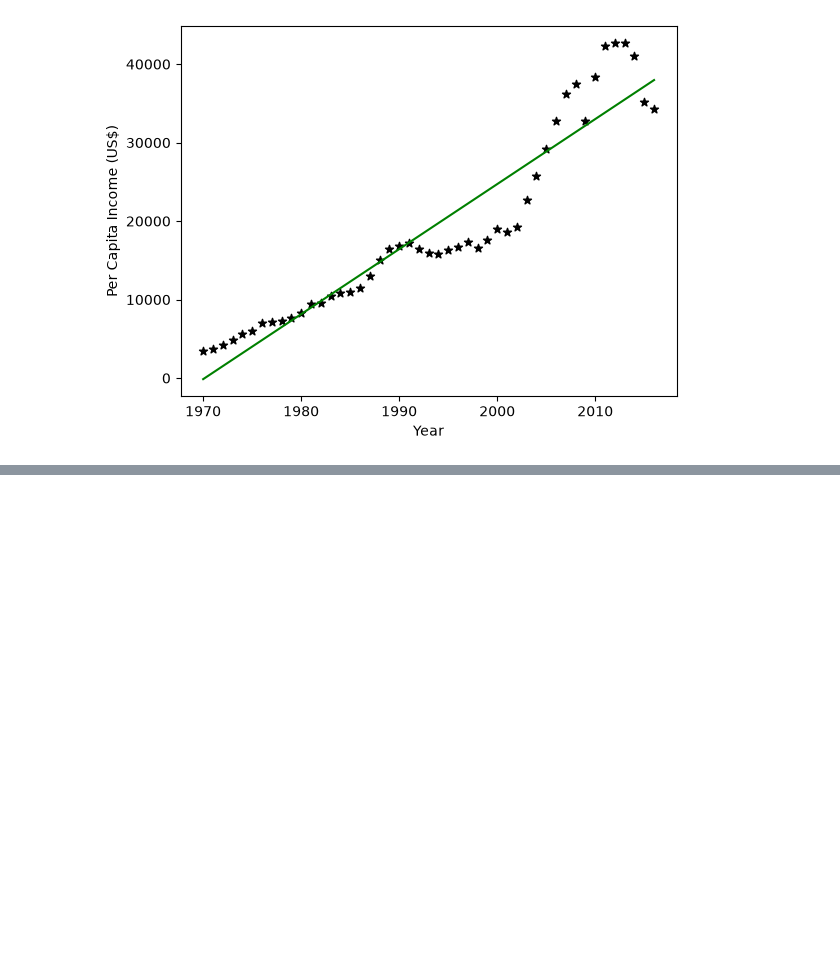
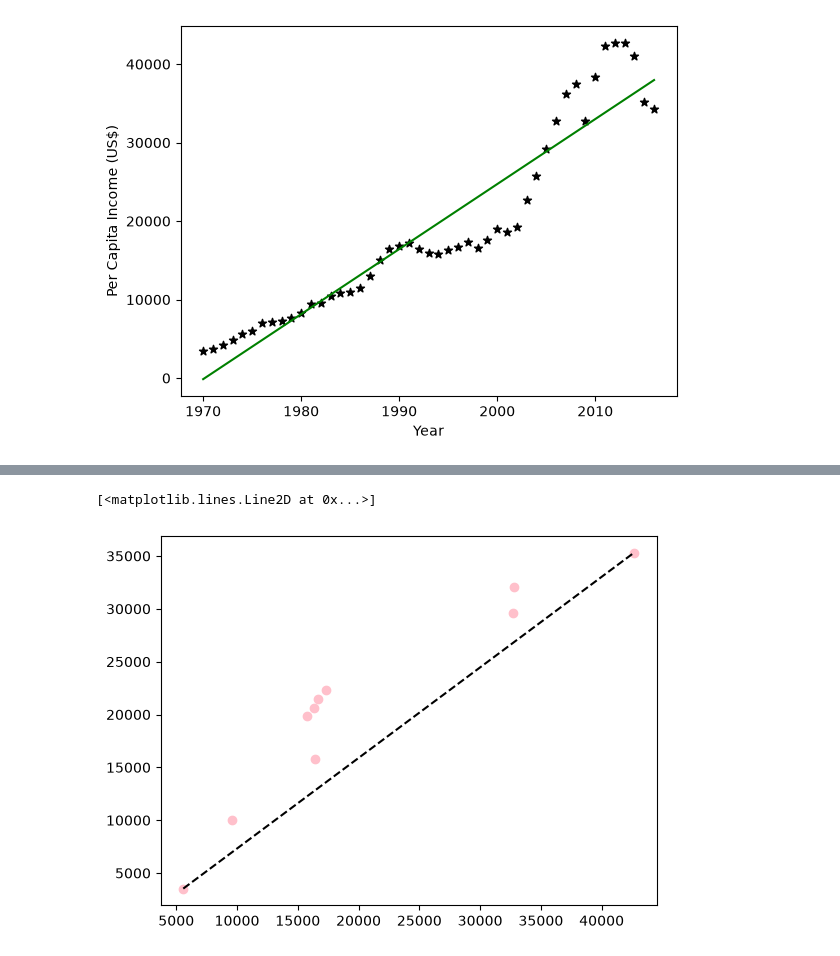
Before and after one commit to meghanaagnur/linear-regression, a Jupyter notebook: 02-Canada-Per-Capita-Income/canada_income_prediction.ipynb, the cells around one changed output, grey strips where cells are left out. Drawn from its saved outputs; the diff is of its cells as text; code cells hidden in the pictures; blank space fills up the shorter version.

```diff
--- a/02-Canada-Per-Capita-Income/canada_income_prediction.ipynb
+++ b/02-Canada-Per-Capita-Income/canada_income_prediction.ipynb
@@ -53,0 +90,5 @@ future.to_csv('predicted_income.csv', index=False)
+# %%
+results = X_test.copy()
+results['Actual value'] = y_test
+results['Predicted value'] = y_pred
+results
@@ -53,0 +107,6 @@ future.to_csv('predicted_income.csv', index=False)
+# %%
+plt.scatter(results['Actual value'], results['Predicted value'], color='pink')
+plt.plot([results['Actual value'].min(), results['Actual value'].max()],[results['Predicted value'].min(),results['Predicted value'].max()], color= 'black', linestyle="--")
+# %% [output]
+[<matplotlib.lines.Line2D at 0x...>]
+[figure, added]
```
Also changed, not shown: parts of 8 cells of this notebook, 2 other files.
